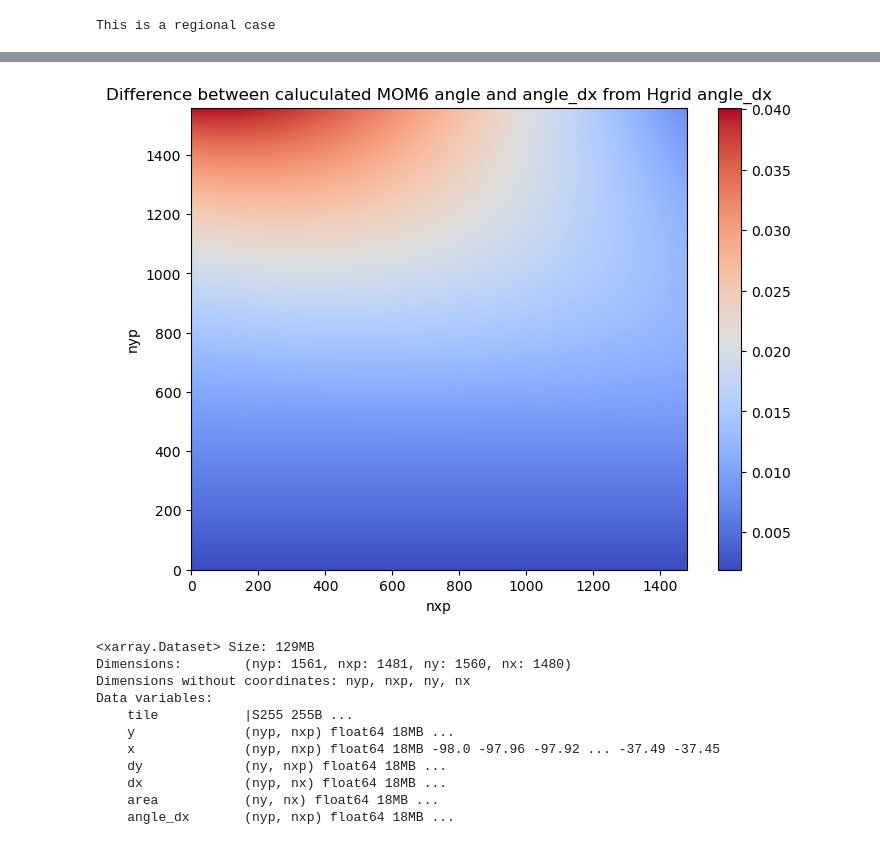
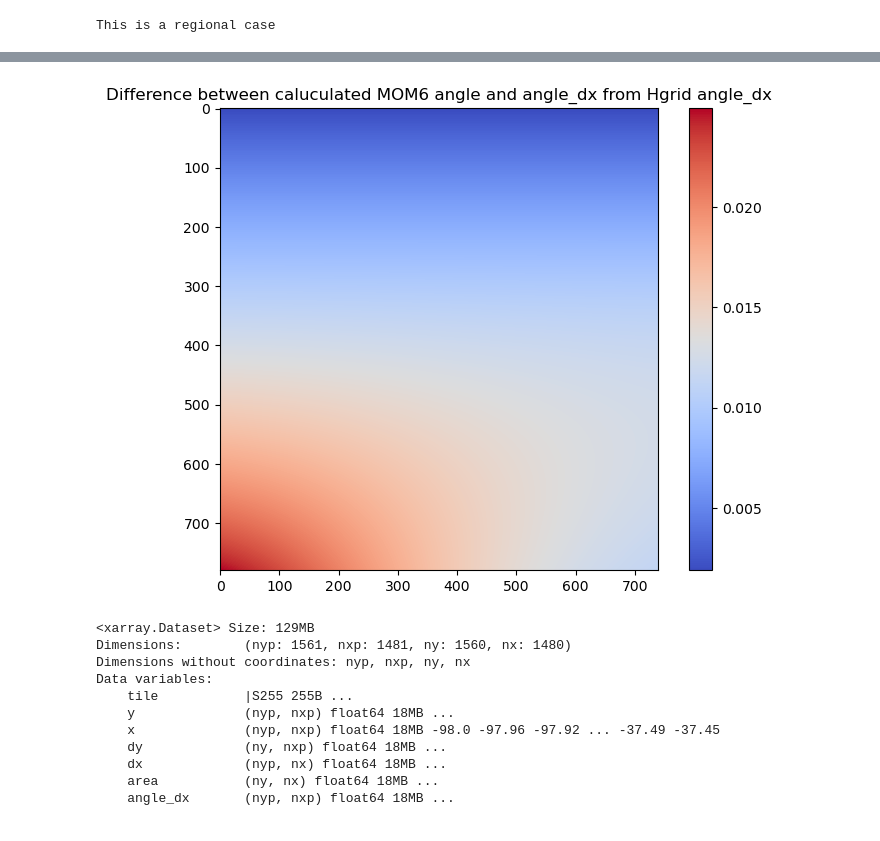
Before and after one commit to CROCODILE-CESM/regional-mom6, a Jupyter notebook: regional_mom6/testing_to_be_deleted/angle_calc_mom6.ipynb, the cells around one changed output, grey strips where cells are left out. Drawn from its saved outputs; the diff is of its cells as text; code cells hidden in the pictures.

```diff
--- a/regional_mom6/testing_to_be_deleted/angle_calc_mom6.ipynb
+++ b/regional_mom6/testing_to_be_deleted/angle_calc_mom6.ipynb
@@ -96,27 +113,28 @@ def modulo_around_point(x, xc, Lx):
     else:
         return ((x - (xc - 0.5*Lx)) % Lx )- Lx/2 + xc
 # %%
-
-angles_arr_v2 = np.zeros((len(hgrid.nyp), len(hgrid.nxp)))
+angles_arr_v2 = np.zeros((len(tlon.nyp), len(tlon.nxp)))
 
 # Compute lonB for all points
-lonB = np.zeros((2, 2, len(hgrid.nyp)-1, len(hgrid.nxp)-1))
+lonB = np.zeros((2, 2, len(tlon.nyp), len(tlon.nxp)))
 
 # Vectorized computation of lonB
 for n in np.arange(1,3):
     for m in np.arange(1,3):
-        lonB[m-1, n-1] = modulo_around_point(hgrid.x[np.arange((m-2+1),(m-2+len(hgrid.nyp))), np.arange((n-2+1),(n-2+len(hgrid.nxp)))], hgrid.x[1:,1:], len_lon)
+        lonB[m-1, n-1] = modulo_around_point(qlon[np.arange((m-2+1),(m-2+len(qlon.nyp))), np.arange((n-2+1),(n-2+len(qlon.nxp)))], tlon, len_lon)
 
 # Compute lon_scale
-lon_scale = np.cos(pi_720deg* ((hgrid.y[0:-1, 0:-1] + hgrid.y[1:, 1:]) + (hgrid.y[1:, 0:-1] + hgrid.y[0:-1, 1:])))
+lon_scale = np.cos(pi_720deg* ((qlat[0:-1, 0:-1] + qlat[1:, 1:]) + (qlat[1:, 0:-1] + qlat[0:-1, 1:])))
+
+
 
 # Compute angle
 angle = np.arctan2(
     lon_scale * ((lonB[0, 1] - lonB[1, 0]) + (lonB[1, 1] - lonB[0, 0])),
-    (hgrid.y[0:-1, 1:] - hgrid.y[1:, 0:-1]) + (hgrid.y[1:, 1:] - hgrid.y[0:-1, 0:-1])
+    (qlat[:-1, :-1] - qlat[1:, 1:]) + (qlat[1:, 0:-1] - qlat[0:-1, 1:])
 )
 # Assign angle to angles_arr
-angles_arr_v2[1:,1:] = 90 - np.rad2deg(angle)
+angles_arr_v2 =  np.rad2deg(angle) - 90
 # Print the result
 print(angles_arr_v2)
 # %% [output]
@@ -130,5 +174,17 @@ print(angles_arr_v2)
 # %%
-hgrid["angle_dx_mom6"] = (("nyp", "nxp"), angles_arr_v2)
+# Create the new DataArray with the new dimensions
+new_data_array = xr.DataArray(
+    angles_arr_v2,
+    dims=["qy", "qx"],
+    coords={
+        "qy": tlon.nyp.values,
+        "qx": tlon.nxp.values,
+    }
+)
+
+
+
+hgrid["angle_dx_mom6"] = new_data_array
 hgrid["angle_dx_mom6"].attrs["_FillValue"] = np.nan
 hgrid["angle_dx_mom6"].attrs["units"] = "rad"
 hgrid["angle_dx_mom6"].attrs["description"] = "MOM6 calculates angles internally, this field replicates that for rotating boundary conditions. Use this over other angle fields for MOM6 applications"
@@ -140,11 +201,12 @@ hgrid["angle_dx_mom6"].plot(vmin = 0)
 # %%
-angle_diff = hgrid["angle_dx"][1:,1:] - hgrid["angle_dx_mom6"][1:,1:]
+angle_diff = hgrid["angle_dx"][kp2::k,kp2::k].values - hgrid["angle_dx_mom6"].values
 plt.figure(figsize=(8, 6))
-angle_diff.plot(cmap='coolwarm')
+plt.imshow(angle_diff,cmap='coolwarm')
+plt.colorbar()
 plt.title("Difference between caluculated MOM6 angle and angle_dx from Hgrid angle_dx")
 plt.show()
 # %% [output]
-[figure, old version]
+[figure, new version]
 # %%
 hgrid
 # %% [output]
```
Also changed, not shown: parts of 6 cells of this notebook.
